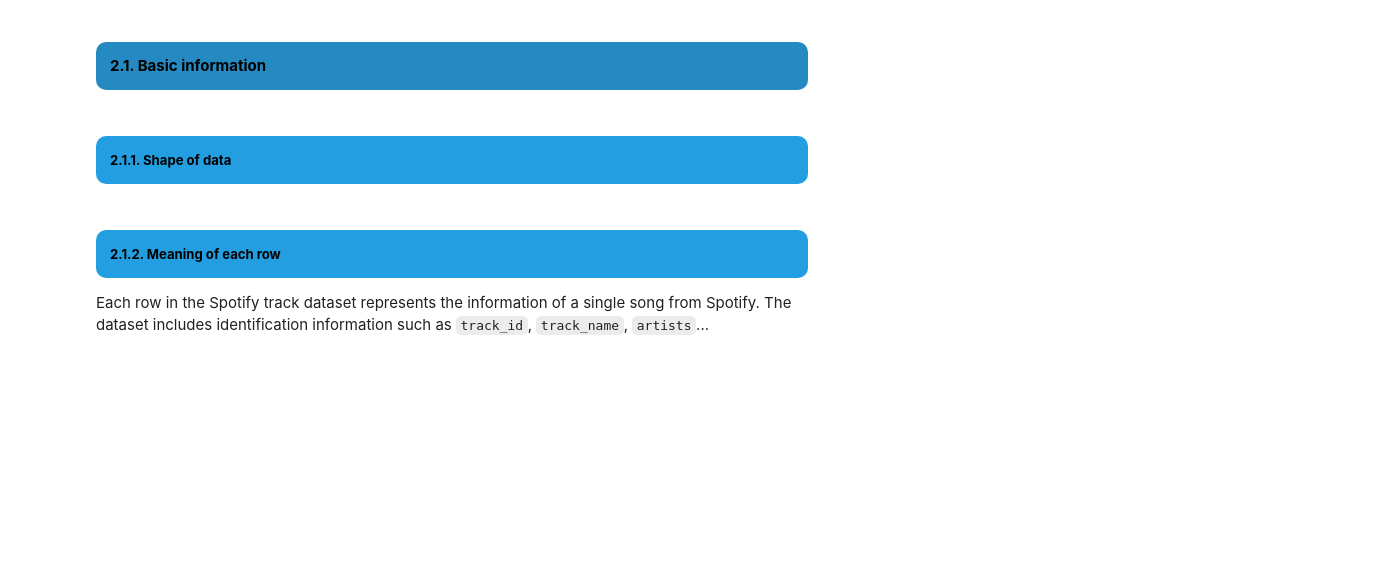
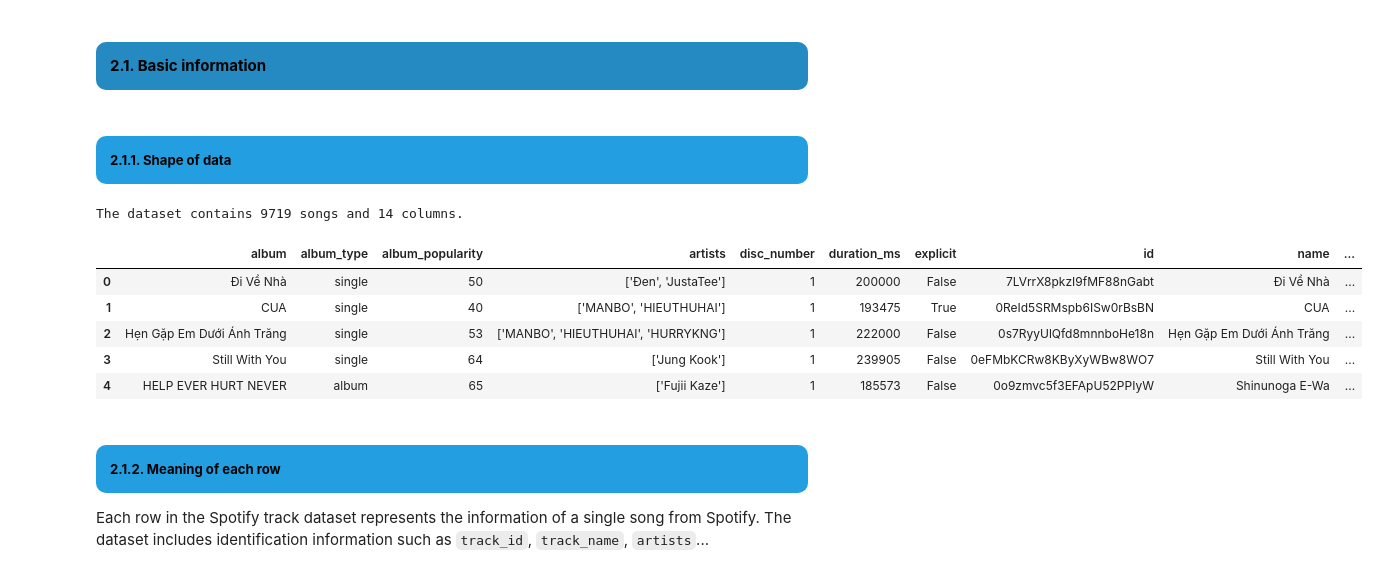
Before and after one commit to truongthuankiet1990gmailcom/Data-Visualization-HW1, a Jupyter notebook: notebook.ipynb, the cells around one changed output. Drawn from its saved outputs; the diff is of its cells as text; code cells hidden in the pictures; blank space fills up the shorter version.

```diff
--- a/notebook.ipynb
+++ b/notebook.ipynb
@@ -1404,7 +1404,20 @@ df_full.to_csv("data/vietnamese_songs_full.csv",index=False)
 <a class="anchor" id="2.1."></a>
 <h4 style="text-align: left; background-color:rgb(36, 138, 193); font-family:newtimeroman; color: black; padding: 14px; line-height: 1; border-radius:10px"><b>2.1. Basic information </b></h4>
 # %% [markdown]
+<a class="anchor" id="2.1.1."></a>
 <h5 style="text-align: left; background-color:rgb(35, 159, 225); font-family:newtimeroman; color: black; padding: 14px; line-height: 1; border-radius:10px"><b>2.1.1. Shape of data </b></h5>
+# %%
+df_full = pd.read_csv("data/vietnamese_songs_full.csv")
+print(f"The dataset contains {df_full.shape[0]} songs and {df_full.shape[1]} columns.")
+df_full.head()
+# %% [output]
+The dataset contains 9719 songs and 14 columns.
+|  | album | album_type | album_popularity | artists | disc_number | duration_ms | explicit | id | name | ... |
+| 0 | Đi Về Nhà | single | 50 | ['Đen', 'JustaTee'] | 1 | 200000 | False | 7LVrrX8pkzI9fMF88nGabt | Đi Về Nhà | ... |
+| 1 | CUA | single | 40 | ['MANBO', 'HIEUTHUHAI'] | 1 | 193475 | True | 0ReId5SRMspb6ISw0rBsBN | CUA | ... |
+| 2 | Hẹn Gặp Em Dưới Ánh Trăng | single | 53 | ['MANBO', 'HIEUTHUHAI', 'HURRYKNG'] | 1 | 222000 | False | 0s7RyyUlQfd8mnnboHe18n | Hẹn Gặp Em Dưới Ánh Trăng | ... |
+| 3 | Still With You | single | 64 | ['Jung Kook'] | 1 | 239905 | False | 0eFMbKCRw8KByXyWBw8WO7 | Still With You | ... |
+| 4 | HELP EVER HURT NEVER | album | 65 | ['Fujii Kaze'] | 1 | 185573 | False | 0o9zmvc5f3EFApU52PPIyW | Shinunoga E-Wa | ... |
 # %% [markdown]
 <a class="anchor" id="2.1.2."></a>
 <h5 style="text-align: left; background-color:rgb(35, 159, 225); font-family:newtimeroman; color: black; padding: 14px; line-height: 1; border-radius:10px"><b>2.1.2. Meaning of each row</b></h5>
```
Also changed, not shown: parts of 18 cells of this notebook.
